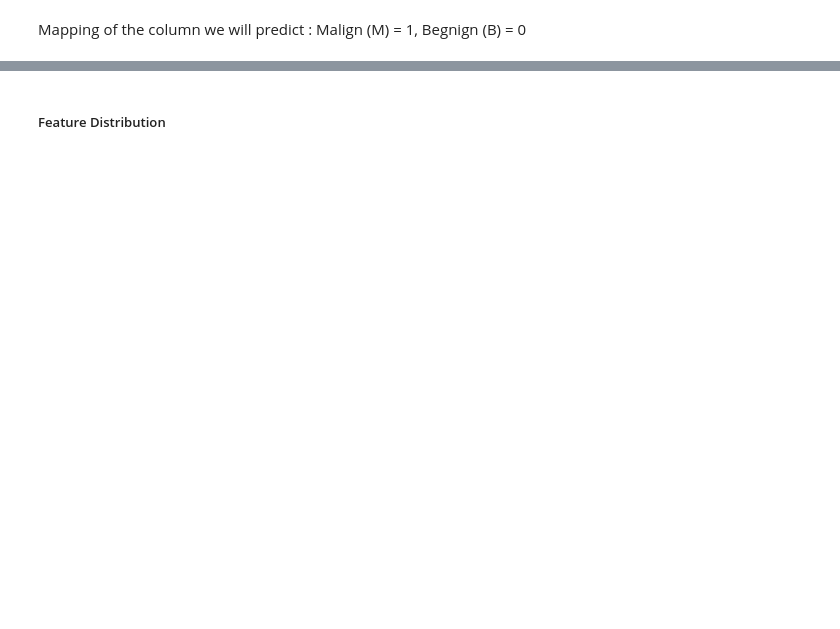
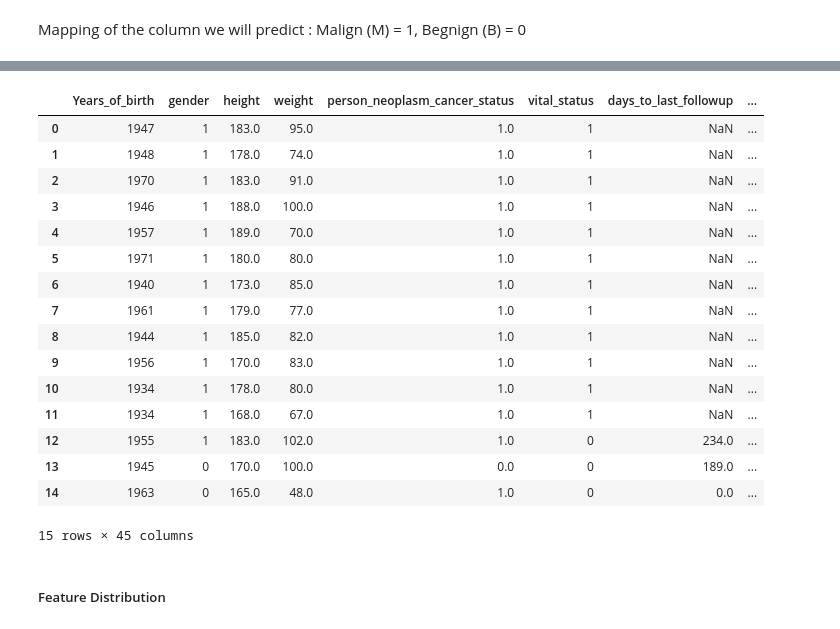
Before and after one commit to Raphoum/Breast-Cancer-Pr-diction, a Jupyter notebook: ML.2_Project_Servas_Requena_Seidlitz_Roux.ipynb, the cells around one changed output, grey strips where cells are left out. Cells and saved outputs as stored; diff of their text form; code cells hidden in the pictures; blank space fills up the shorter version.

```diff
--- a/ML.2_Project_Servas_Requena_Seidlitz_Roux.ipynb
+++ b/ML.2_Project_Servas_Requena_Seidlitz_Roux.ipynb
@@ -149,5 +161,45 @@ df['gender'] = df['gender'].map({'MALE': 1, 'FEMALE': 0})
+# %%
+from datetime import datetime, timedelta
+reference_date = datetime(2015, 1, 1)
+
+def calculate_year_or_status(days):
+    if pd.isna(days) or days == 0:  # Vérifier si la personne est vivante
+        return None
+    elif days < 0:  # Jours depuis la naissance
+        birth_date = reference_date + timedelta(days=days)  # Ajouter les jours négatifs
+        return int(birth_date.year)
+    else:  # Jours depuis le décès
+        death_date = reference_date - timedelta(days=days)  # Soustraire les jours positifs
+        return int(death_date.year)
+df['days_to_birth'] = df['days_to_birth'].apply(calculate_year_or_status)
+df = df.rename(columns={'days_to_birth': 'Years_of_birth'})
+df['gender'] = df['gender'].map({'MALE': 1, 'FEMALE': 0})
+df['primary_pathology_residual_tumor'] = df['primary_pathology_residual_tumor'].map({'R1': 1, 'R0': 0, 'R2':2})
+df['person_neoplasm_cancer_status'] = df['person_neoplasm_cancer_status'].map({'WITH TUMOR': 1, 'TUMOR FREE': 0})
+df['vital_status'] = df['vital_status'].map({'Dead': 1, 'Alive': 0})
+df['days_to_death'] = df['days_to_death'].apply(calculate_year_or_status)
+df['alcohol_history_documented'] = df['alcohol_history_documented'].map({'YES': 1, 'NO': 0})
+#df['gender'] = df['gender'].map({'MALE': 1, 'FEMALE': 0})
 # %%
-df.head()
+df.head(15)
+# %% [output]
+|  | Years_of_birth | gender | height | weight | person_neoplasm_cancer_status | vital_status | days_to_last_followup | ... |
+| 0 | 1947 | 1 | 183.0 | 95.0 | 1.0 | 1 | NaN | ... |
+| 1 | 1948 | 1 | 178.0 | 74.0 | 1.0 | 1 | NaN | ... |
+| 2 | 1970 | 1 | 183.0 | 91.0 | 1.0 | 1 | NaN | ... |
+| 3 | 1946 | 1 | 188.0 | 100.0 | 1.0 | 1 | NaN | ... |
+| 4 | 1957 | 1 | 189.0 | 70.0 | 1.0 | 1 | NaN | ... |
+| 5 | 1971 | 1 | 180.0 | 80.0 | 1.0 | 1 | NaN | ... |
+| 6 | 1940 | 1 | 173.0 | 85.0 | 1.0 | 1 | NaN | ... |
+| 7 | 1961 | 1 | 179.0 | 77.0 | 1.0 | 1 | NaN | ... |
+| 8 | 1944 | 1 | 185.0 | 82.0 | 1.0 | 1 | NaN | ... |
+| 9 | 1956 | 1 | 170.0 | 83.0 | 1.0 | 1 | NaN | ... |
+| 10 | 1934 | 1 | 178.0 | 80.0 | 1.0 | 1 | NaN | ... |
+| 11 | 1934 | 1 | 168.0 | 67.0 | 1.0 | 1 | NaN | ... |
+| 12 | 1955 | 1 | 183.0 | 102.0 | 1.0 | 0 | 234.0 | ... |
+| 13 | 1945 | 0 | 170.0 | 100.0 | 0.0 | 0 | 189.0 | ... |
+| 14 | 1963 | 0 | 165.0 | 48.0 | 1.0 | 0 | 0.0 | ... |
+15 rows × 45 columns
 # %% [markdown]
 ##### Feature Distribution
 # %%
```
Also changed, not shown: parts of 7 cells of this notebook, 1 other file.
